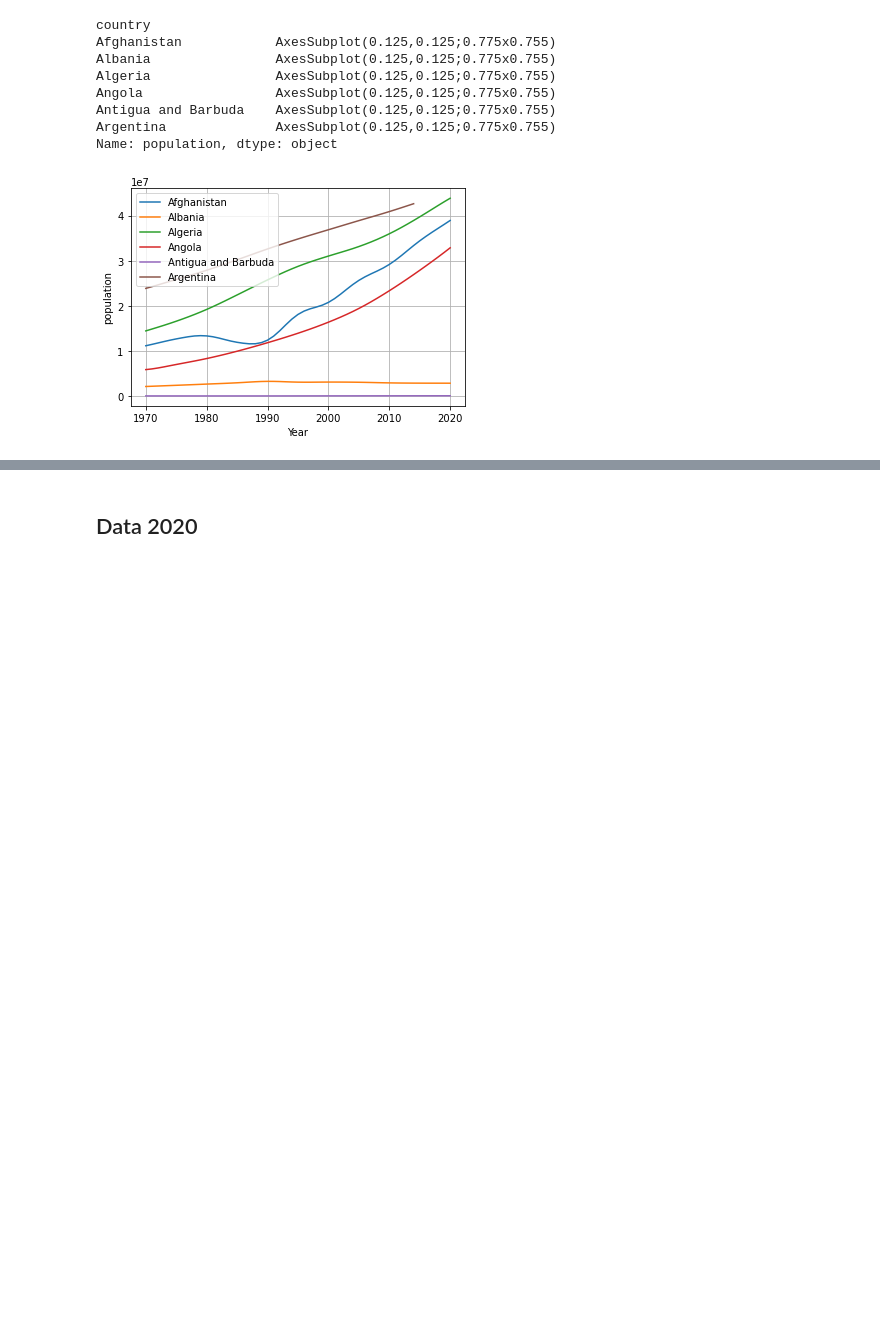
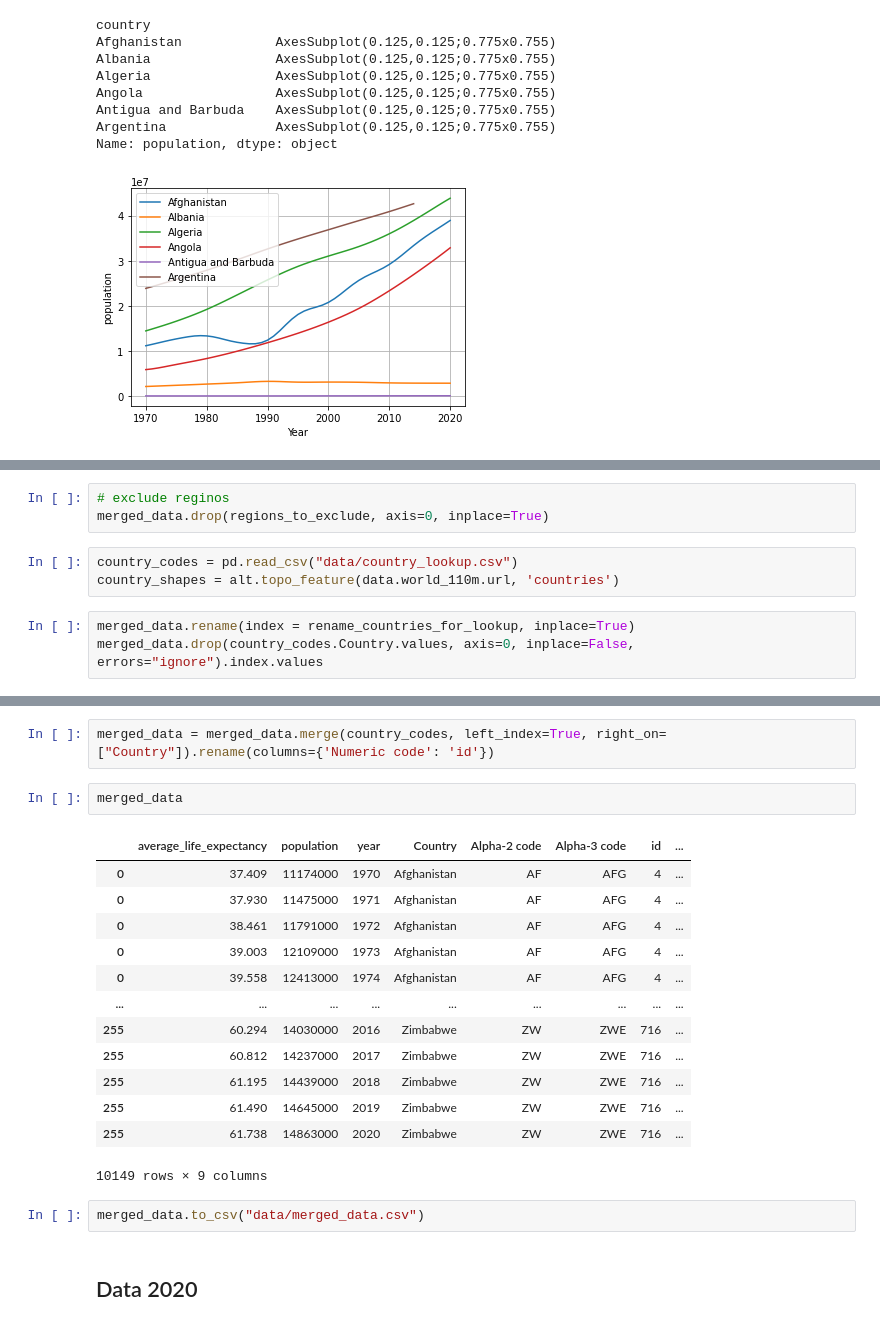
Before and after one commit to simonsasse/dataviz, a Jupyter notebook: main.ipynb, the cells around one changed output, grey strips where cells are left out. Drawn from its saved outputs; the diff is of its cells as text; blank space fills up the shorter version.

```diff
--- a/main.ipynb
+++ b/main.ipynb
@@ -121,0 +126,9 @@ Name: population, dtype: object
+# %%
+# exclude reginos
+merged_data.drop(regions_to_exclude, axis=0, inplace=True)
+# %%
+country_codes = pd.read_csv("data/country_lookup.csv")
+country_shapes = alt.topo_feature(data.world_110m.url, 'countries')
+# %%
+merged_data.rename(index = rename_countries_for_lookup, inplace=True)
+merged_data.drop(country_codes.Country.values, axis=0, inplace=False, errors="ignore").index.values
@@ -122,3 +159,23 @@ Name: population, dtype: object
+# %%
+merged_data = merged_data.merge(country_codes, left_index=True, right_on=["Country"]).rename(columns={'Numeric code': 'id'})
+# %%
+merged_data
+# %% [output]
+|  | average_life_expectancy | population | year | Country | Alpha-2 code | Alpha-3 code | id | ... |
+| 0 | 37.409 | 11174000 | 1970 | Afghanistan | AF | AFG | 4 | ... |
+| 0 | 37.930 | 11475000 | 1971 | Afghanistan | AF | AFG | 4 | ... |
+| 0 | 38.461 | 11791000 | 1972 | Afghanistan | AF | AFG | 4 | ... |
+| 0 | 39.003 | 12109000 | 1973 | Afghanistan | AF | AFG | 4 | ... |
+| 0 | 39.558 | 12413000 | 1974 | Afghanistan | AF | AFG | 4 | ... |
+| ... | ... | ... | ... | ... | ... | ... | ... | ... |
+| 255 | 60.294 | 14030000 | 2016 | Zimbabwe | ZW | ZWE | 716 | ... |
+| 255 | 60.812 | 14237000 | 2017 | Zimbabwe | ZW | ZWE | 716 | ... |
+| 255 | 61.195 | 14439000 | 2018 | Zimbabwe | ZW | ZWE | 716 | ... |
+| 255 | 61.490 | 14645000 | 2019 | Zimbabwe | ZW | ZWE | 716 | ... |
+| 255 | 61.738 | 14863000 | 2020 | Zimbabwe | ZW | ZWE | 716 | ... |
+10149 rows × 9 columns
+# %%
+merged_data.to_csv("data/merged_data.csv")
 # %% [markdown]
 ## Data 2020
 # %%
```
Also changed, not shown: parts of 7 cells of this notebook, 6 other files.
